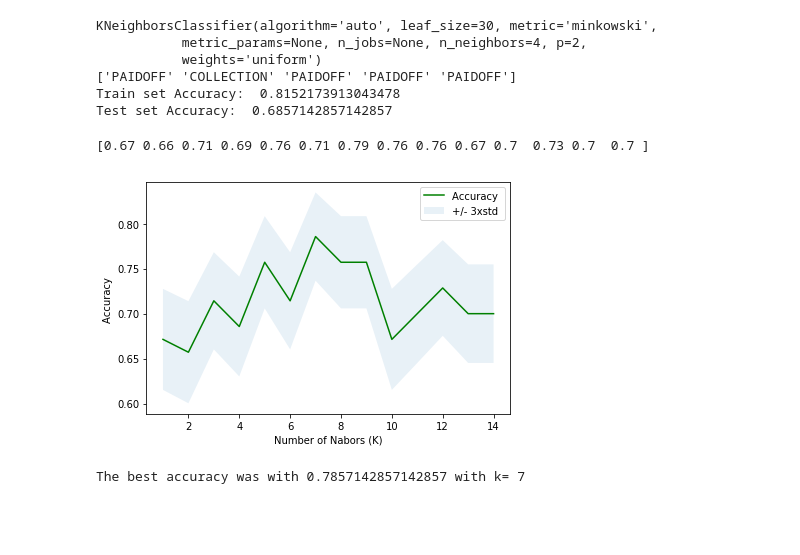
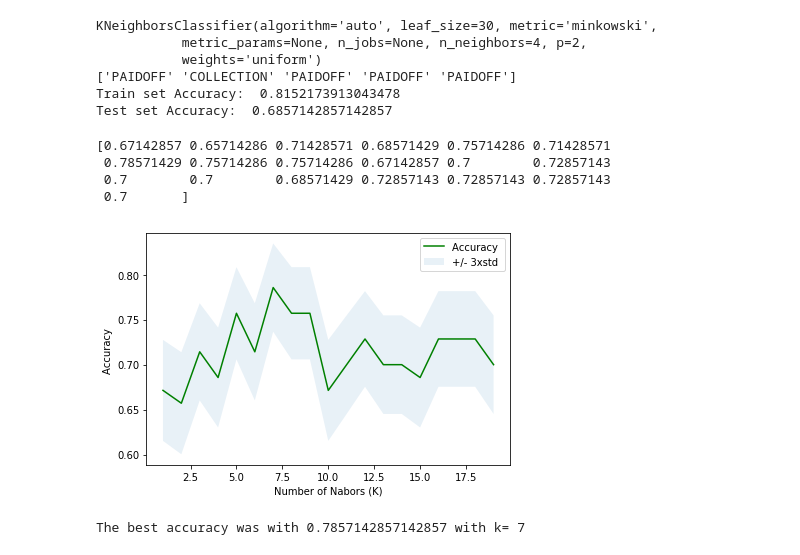
Before and after one commit to Ricky-S/IBM_Capstone_project, a Jupyter notebook: Week_6_assignment(final_assignment).ipynb, the cells around one changed output. Saved outputs shown, nothing was run; the diff lists cells and outputs as text; code cells hidden in the pictures; blank space fills up the shorter version.

```diff
--- a/Week_6_assignment(final_assignment).ipynb
+++ b/Week_6_assignment(final_assignment).ipynb
@@ -321,32 +322,35 @@ KNeighborsClassifier(algorithm='auto', leaf_size=30, metric='minkowski',
 Train set Accuracy:  0.8152173913043478
 Test set Accuracy:  0.6857142857142857
 # %%
-# What about other K?
-Ks = 15
+# What about other K? # find best K
+Ks = 20
 mean_acc = np.zeros((Ks-1))
 std_acc = np.zeros((Ks-1))
 ConfustionMx = [];
 for n in range(1,Ks):
 
     #Train Model and Predict
     neigh = KNeighborsClassifier(n_neighbors = n).fit(X_train,y_train)
     yhat=neigh.predict(X_test)
     mean_acc[n-1] = metrics.accuracy_score(y_test, yhat)
 
 
     std_acc[n-1]=np.std(yhat==y_test)/np.sqrt(yhat.shape[0])
 
 print(mean_acc)
 plt.plot(range(1,Ks),mean_acc,'g')
 plt.fill_between(range(1,Ks),mean_acc - 1 * std_acc,mean_acc + 1 * std_acc, alpha=0.10)
 plt.legend(('Accuracy ', '+/- 3xstd'))
 plt.ylabel('Accuracy ')
 plt.xlabel('Number of Nabors (K)')
 plt.tight_layout()
 plt.show()
 # %% [output]
-[0.67 0.66 0.71 0.69 0.76 0.71 0.79 0.76 0.76 0.67 0.7  0.73 0.7  0.7 ]
+[0.67142857 0.65714286 0.71428571 0.68571429 0.75714286 0.71428571
+ 0.78571429 0.75714286 0.75714286 0.67142857 0.7        0.72857143
+ 0.7        0.7        0.68571429 0.72857143 0.72857143 0.72857143
+ 0.7       ]
-[figure, old version]
+[figure, new version]
 # %%
 print( "The best accuracy was with", mean_acc.max(), "with k=", mean_acc.argmax()+1)
 # %% [output]
```
Also changed, not shown: parts of 11 cells of this notebook.
